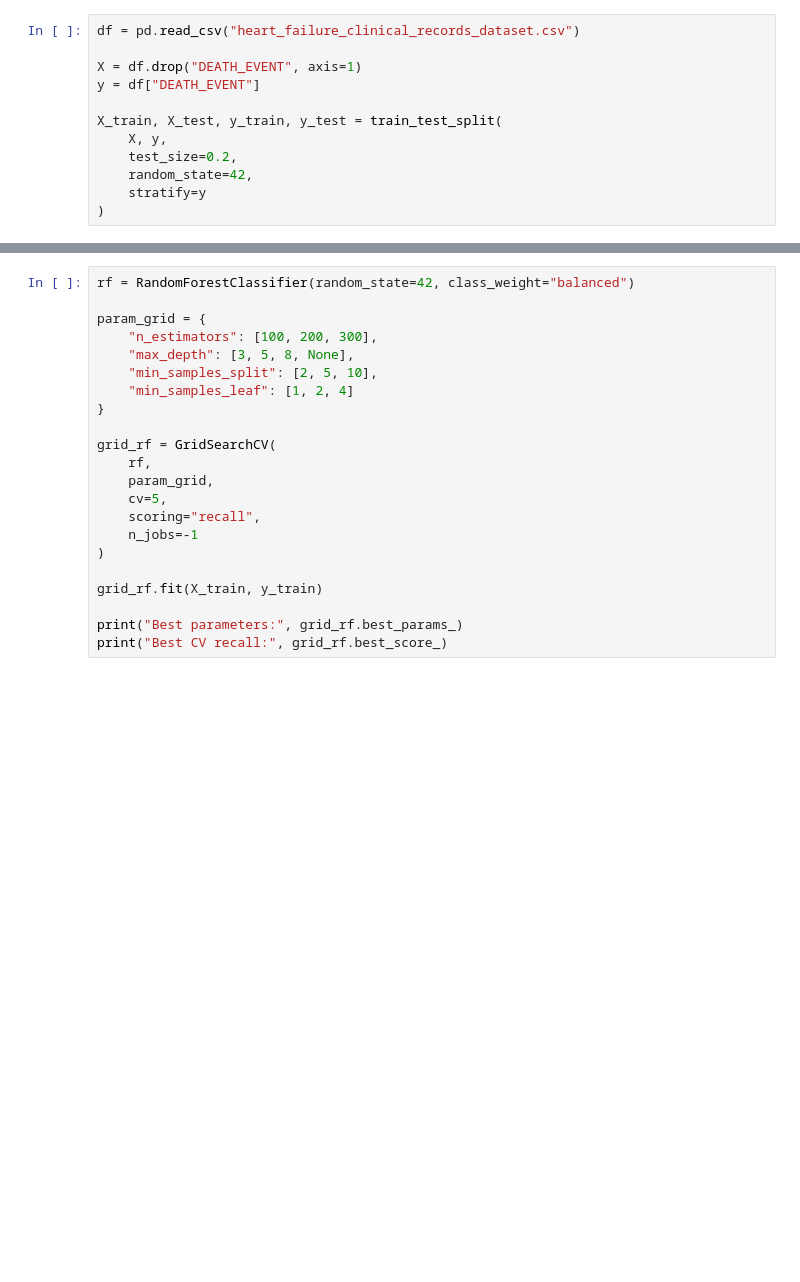
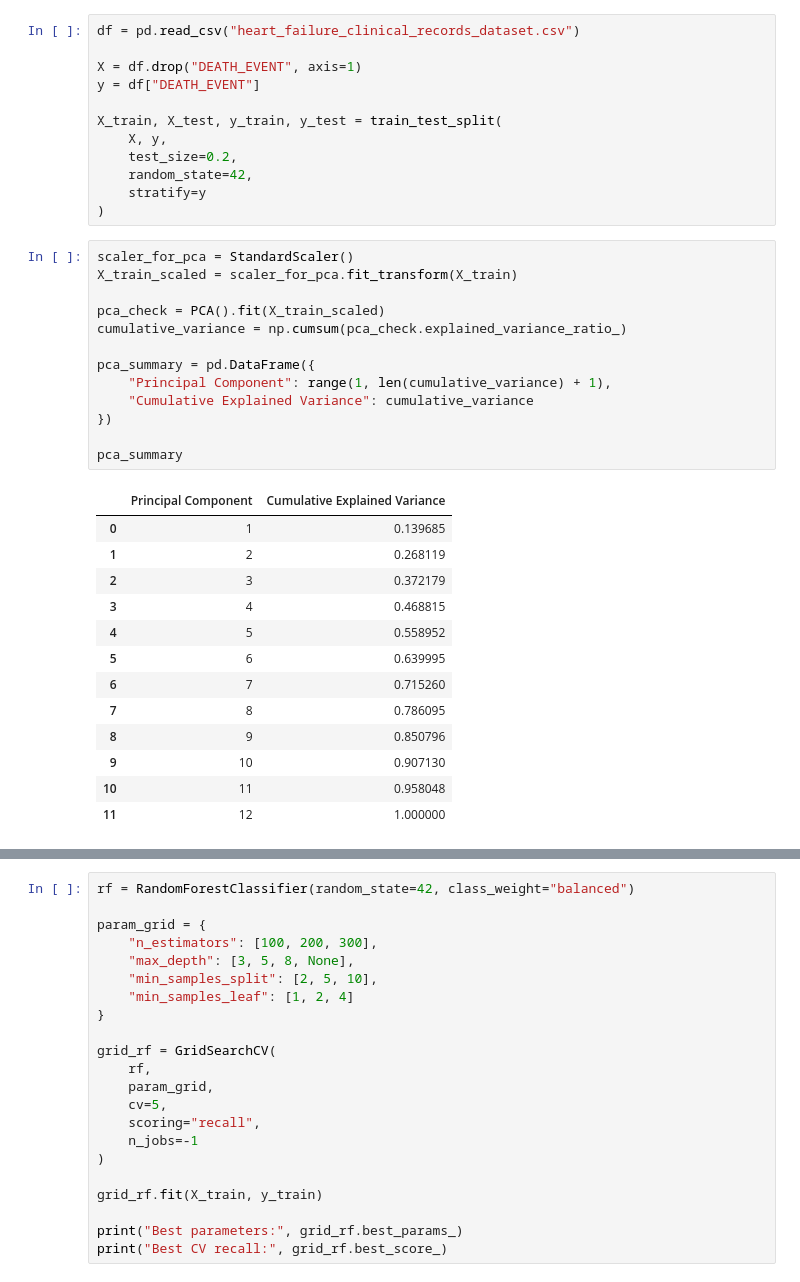
Before and after one commit to taotaokt/CS439_Project, a Jupyter notebook: model_comparison.ipynb, the cells around one changed output, grey strips where cells are left out. Drawn from its saved outputs; the diff is of its cells as text; blank space fills up the shorter version.

```diff
--- a/model_comparison.ipynb
+++ b/model_comparison.ipynb
@@ -36,4 +42,31 @@ X_train, X_test, y_train, y_test = train_test_split(
     random_state=42,
     stratify=y
 )
+# %%
+scaler_for_pca = StandardScaler()
+X_train_scaled = scaler_for_pca.fit_transform(X_train)
+
+pca_check = PCA().fit(X_train_scaled)
+cumulative_variance = np.cumsum(pca_check.explained_variance_ratio_)
+
+pca_summary = pd.DataFrame({
+    "Principal Component": range(1, len(cumulative_variance) + 1),
+    "Cumulative Explained Variance": cumulative_variance
+})
+
+pca_summary
+# %% [output]
+|  | Principal Component | Cumulative Explained Variance |
+| 0 | 1 | 0.139685 |
+| 1 | 2 | 0.268119 |
+| 2 | 3 | 0.372179 |
+| 3 | 4 | 0.468815 |
+| 4 | 5 | 0.558952 |
+| 5 | 6 | 0.639995 |
+| 6 | 7 | 0.715260 |
+| 7 | 8 | 0.786095 |
+| 8 | 9 | 0.850796 |
+| 9 | 10 | 0.907130 |
+| 10 | 11 | 0.958048 |
+| 11 | 12 | 1.000000 |
 # %%
```
Also changed, not shown: parts of 7 cells of this notebook.
